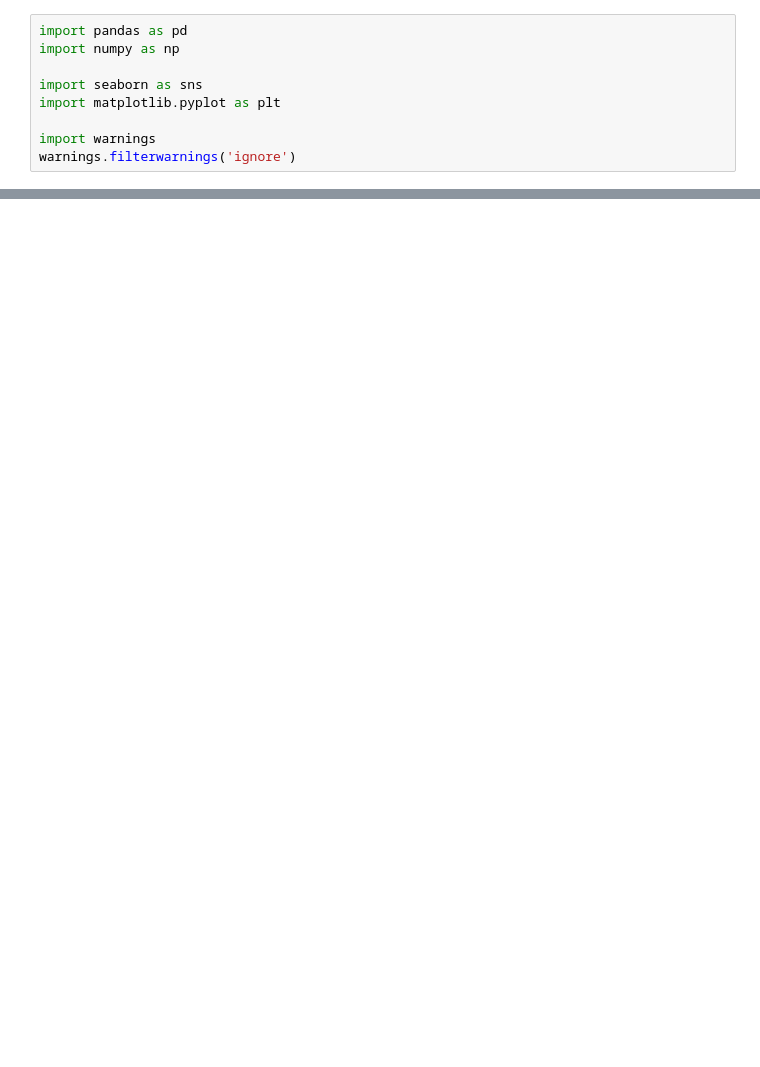
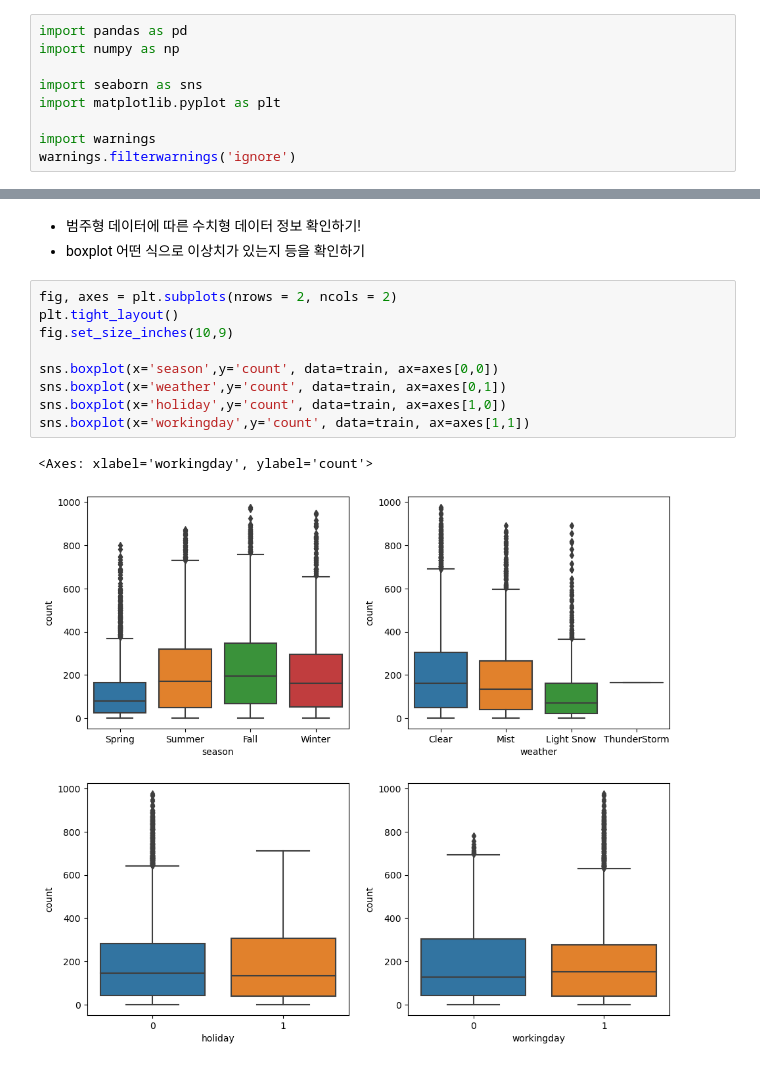
Before and after one commit to sin09135/TIL, a Jupyter notebook: Python/Python Data Analysis/Process_DataAnalysis.ipynb, the cells around one changed output, grey strips where cells are left out. Drawn from its saved outputs; the diff is of its cells as text; blank space fills up the shorter version.

```diff
--- a/Python/Python Data Analysis/Process_DataAnalysis.ipynb
+++ b/Python/Python Data Analysis/Process_DataAnalysis.ipynb
@@ -49,0 +130,15 @@ train['Year'] = train['datetime'].apply(lambda x:x.split()[0].split('-')[0])
+# %% [markdown]
+- 범주형 데이터에 따른 수치형 데이터 정보 확인하기!
+- boxplot 어떤 식으로 이상치가 있는지 등을 확인하기
+# %%
+fig, axes = plt.subplots(nrows = 2, ncols = 2)
+plt.tight_layout()
+fig.set_size_inches(10,9)
+
+sns.boxplot(x='season',y='count', data=train, ax=axes[0,0])
+sns.boxplot(x='weather',y='count', data=train, ax=axes[0,1])
+sns.boxplot(x='holiday',y='count', data=train, ax=axes[1,0])
+sns.boxplot(x='workingday',y='count', data=train, ax=axes[1,1])
+# %% [output]
+<Axes: xlabel='workingday', ylabel='count'>
+[figure, added]
```
Also changed, not shown: parts of 33 cells of this notebook, 3 other files.
